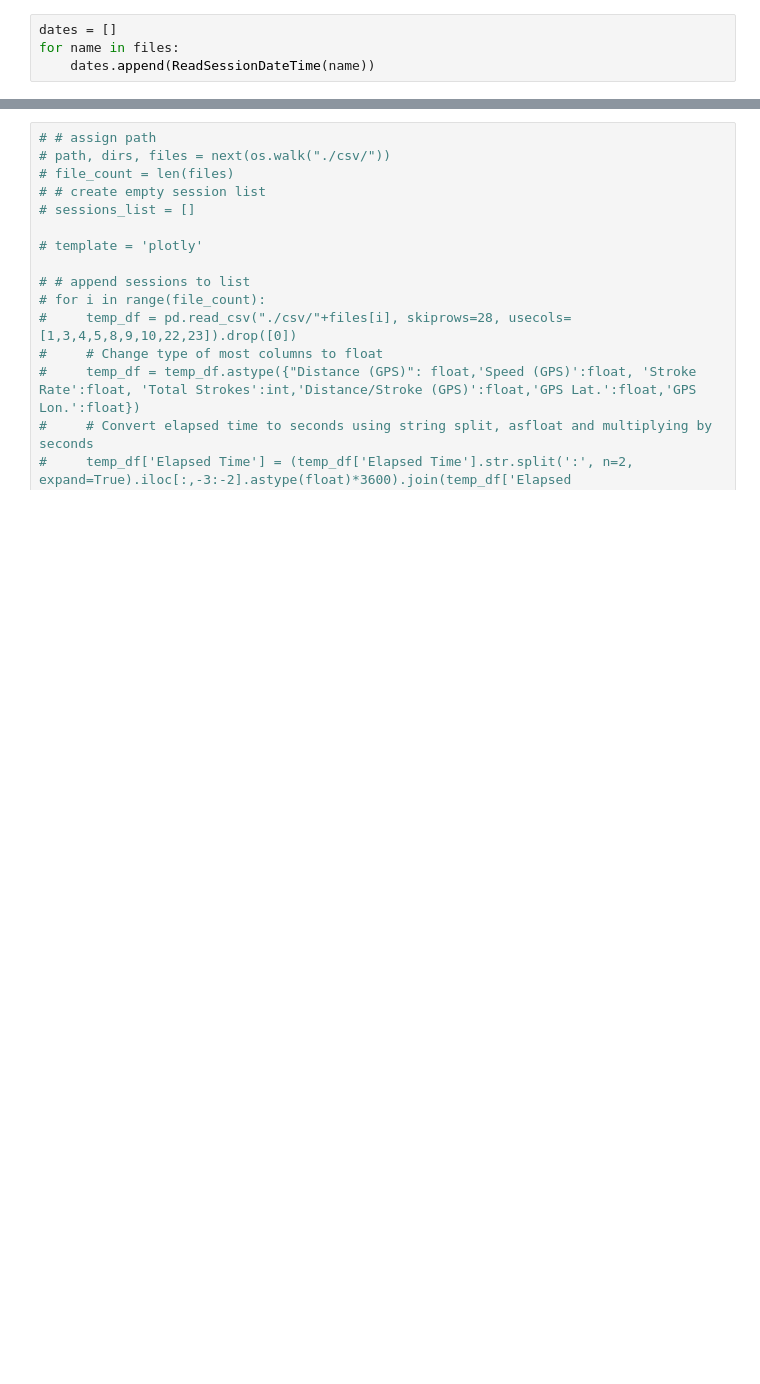
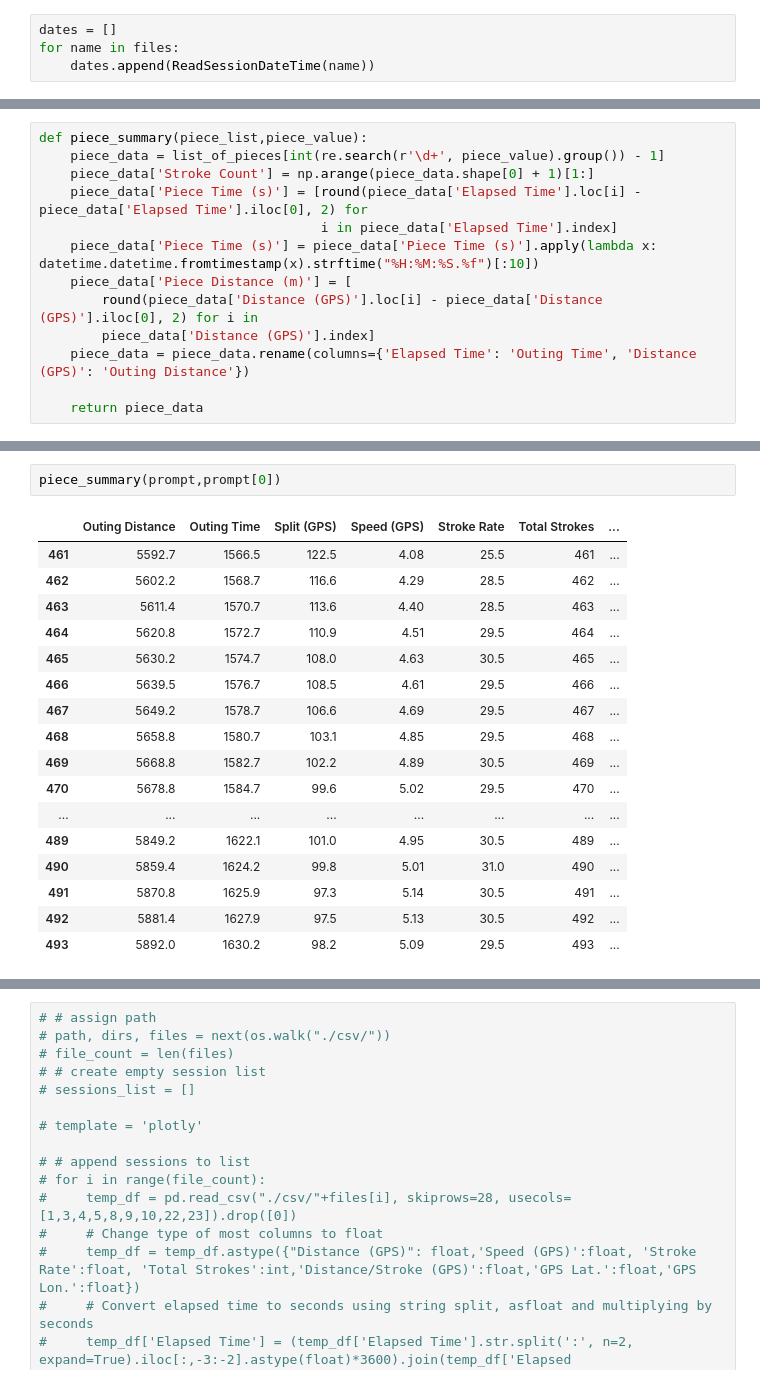
Before and after one commit to harrymich/outing-analysis, a Jupyter notebook: src/Stroke_Coach_Analysis.ipynb, the cells around one changed output, grey strips where cells are left out. Cells and saved outputs as stored; diff of their text form; blank space fills up the shorter version.

```diff
--- a/src/Stroke_Coach_Analysis.ipynb
+++ b/src/Stroke_Coach_Analysis.ipynb
@@ -331,0 +310,13 @@ dates
+# %%
+def piece_summary(piece_list,piece_value):
+    piece_data = list_of_pieces[int(re.search(r'\d+', piece_value).group()) - 1]
+    piece_data['Stroke Count'] = np.arange(piece_data.shape[0] + 1)[1:]
+    piece_data['Piece Time (s)'] = [round(piece_data['Elapsed Time'].loc[i] - piece_data['Elapsed Time'].iloc[0], 2) for
+                                    i in piece_data['Elapsed Time'].index]
+    piece_data['Piece Time (s)'] = piece_data['Piece Time (s)'].apply(lambda x: datetime.datetime.fromtimestamp(x).strftime("%H:%M:%S.%f")[:10])
+    piece_data['Piece Distance (m)'] = [
+        round(piece_data['Distance (GPS)'].loc[i] - piece_data['Distance (GPS)'].iloc[0], 2) for i in
+        piece_data['Distance (GPS)'].index]
+    piece_data = piece_data.rename(columns={'Elapsed Time': 'Outing Time', 'Distance (GPS)': 'Outing Distance'})
+
+    return piece_data
@@ -332,3 +327,23 @@ dates
+# %%
+piece_summary(prompt,prompt[0])
+# %% [output]
+|  | Outing Distance | Outing Time | Split (GPS) | Speed (GPS) | Stroke Rate | Total Strokes | ... |
+| 461 | 5592.7 | 1566.5 | 122.5 | 4.08 | 25.5 | 461 | ... |
+| 462 | 5602.2 | 1568.7 | 116.6 | 4.29 | 28.5 | 462 | ... |
+| 463 | 5611.4 | 1570.7 | 113.6 | 4.40 | 28.5 | 463 | ... |
+| 464 | 5620.8 | 1572.7 | 110.9 | 4.51 | 29.5 | 464 | ... |
+| 465 | 5630.2 | 1574.7 | 108.0 | 4.63 | 30.5 | 465 | ... |
+| 466 | 5639.5 | 1576.7 | 108.5 | 4.61 | 29.5 | 466 | ... |
+| 467 | 5649.2 | 1578.7 | 106.6 | 4.69 | 29.5 | 467 | ... |
+| 468 | 5658.8 | 1580.7 | 103.1 | 4.85 | 29.5 | 468 | ... |
+| 469 | 5668.8 | 1582.7 | 102.2 | 4.89 | 30.5 | 469 | ... |
+| 470 | 5678.8 | 1584.7 | 99.6 | 5.02 | 29.5 | 470 | ... |
+| ... | ... | ... | ... | ... | ... | ... | ... |
+| 489 | 5849.2 | 1622.1 | 101.0 | 4.95 | 30.5 | 489 | ... |
+| 490 | 5859.4 | 1624.2 | 99.8 | 5.01 | 31.0 | 490 | ... |
+| 491 | 5870.8 | 1625.9 | 97.3 | 5.14 | 30.5 | 491 | ... |
+| 492 | 5881.4 | 1627.9 | 97.5 | 5.13 | 30.5 | 492 | ... |
+| 493 | 5892.0 | 1630.2 | 98.2 | 5.09 | 29.5 | 493 | ... |
 # %%
 df = sessions_list[0]
 rate=25
```
Also changed, not shown: parts of 9 cells of this notebook, 3 other files.
